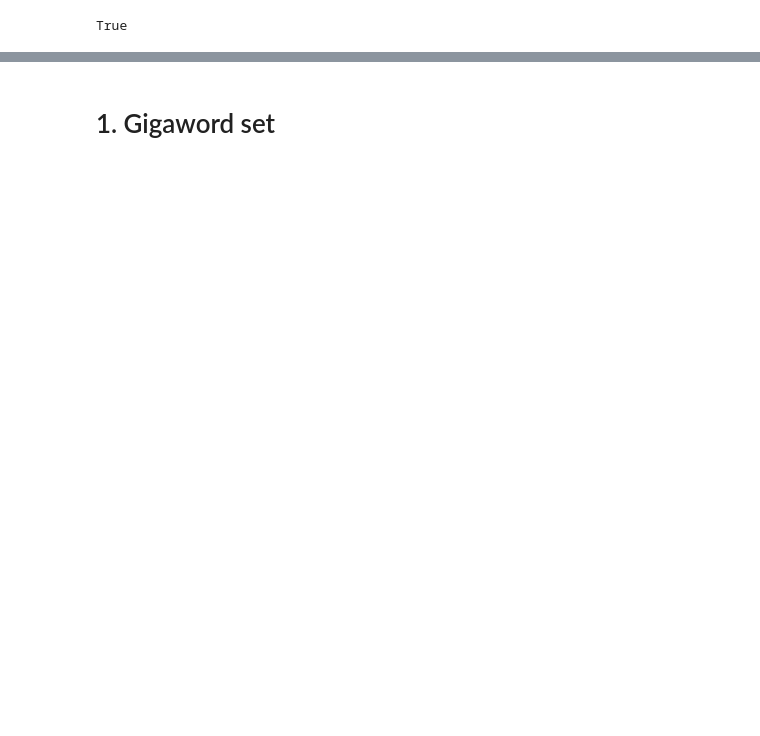
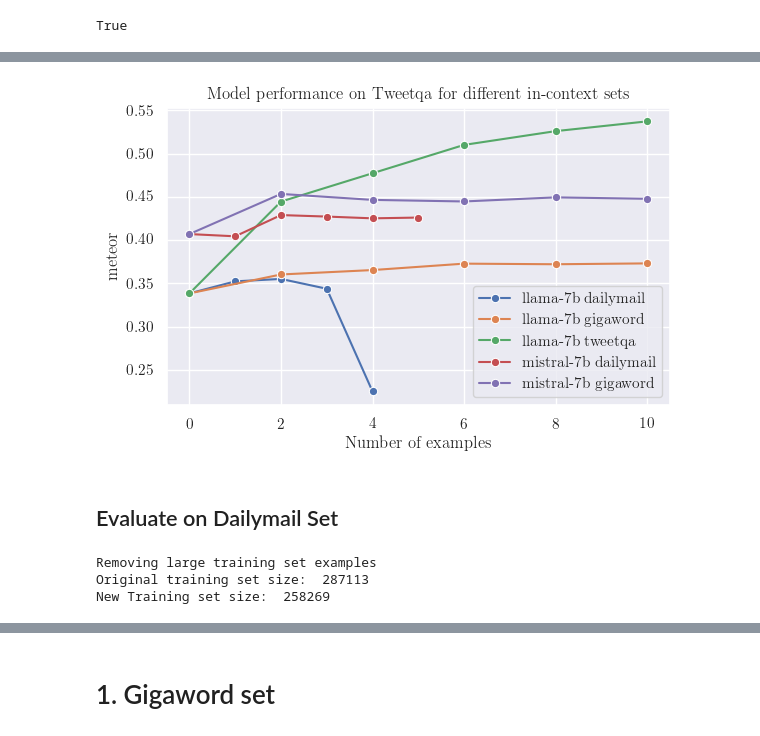
Before and after one commit to ivaxi0s/llm-task-switch, a Jupyter notebook: results/plot_rouge.ipynb, the cells around one changed output, grey strips where cells are left out. Drawn from its saved outputs; the diff is of its cells as text; code cells hidden in the pictures; blank space fills up the shorter version.

```diff
--- a/results/plot_rouge.ipynb
+++ b/results/plot_rouge.ipynb
@@ -19,0 +82,5 @@ True
+# %%
+tq = TweetQADataLoader()
+tq_reference_data = tq.load_test_reference()
+# %%
+tq_results = get_results_for_evalset("tweetqa", tq_reference_data)
@@ -19,0 +106,5 @@ True
+# %%
+# convert to dataframe
+tq_results_df = pd.DataFrame.from_records(tq_results)
+# df = df.sort_values("num_examples")
+tq_results_df.head()
@@ -19,0 +118,39 @@ True
+# %%
+# groupby model and incontext_see to plot rouge 1, avg_pred_length vs num_examples
+
+# Plot a metric
+fig, ax = plt.subplots(figsize=(6, 4))
+
+metric = "meteor"
+
+for (model, inctxt), df in tq_results_df.groupby(["model", "incontext_set"]):
+    df = df.sort_values("num_examples")
+
+    sns.lineplot(
+        data=df,
+        x="num_examples",
+        y=metric,
+        ax=ax,
+        label=f"{model} {inctxt}",
+        linestyle="-",
+        marker="o",
+    )
+
+ax.set_xlabel("Number of examples")
+ax.set_ylabel(metric)
+ax.set_title("Model performance on Tweetqa for different in-context sets")
+# ax.legend(loc="lower right")
+plt.tight_layout()
+plt.savefig("dailymail-model-inctxt.png")
+plt.show()
+# %% [output]
+[figure, added]
+# %% [markdown]
+## Evaluate on Dailymail Set
+# %%
+dm = DailymailDataLoader()
+dm_reference_data = dm.load_test_reference()
+# %% [output]
+Removing large training set examples
+Original training set size:  287113
+New Training set size:  258269
```
Also changed, not shown: parts of 34 cells of this notebook.
